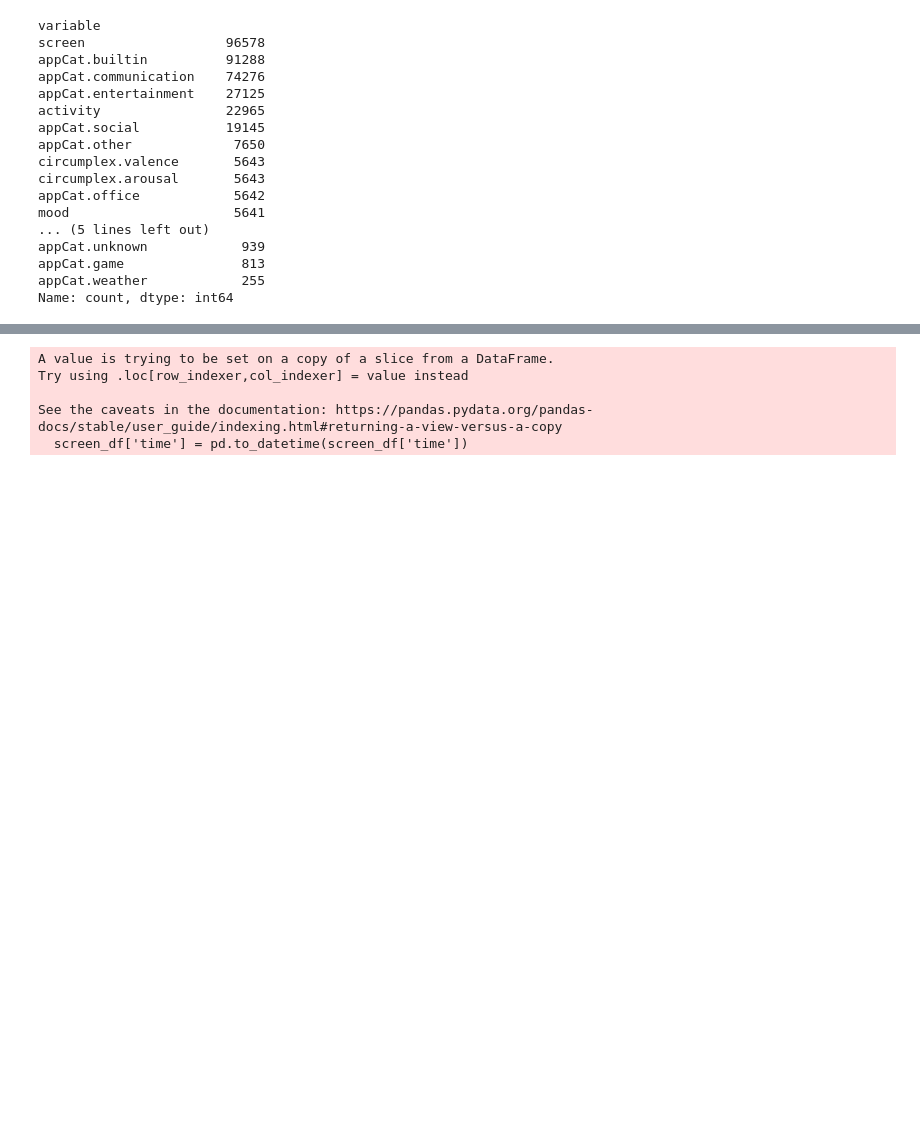
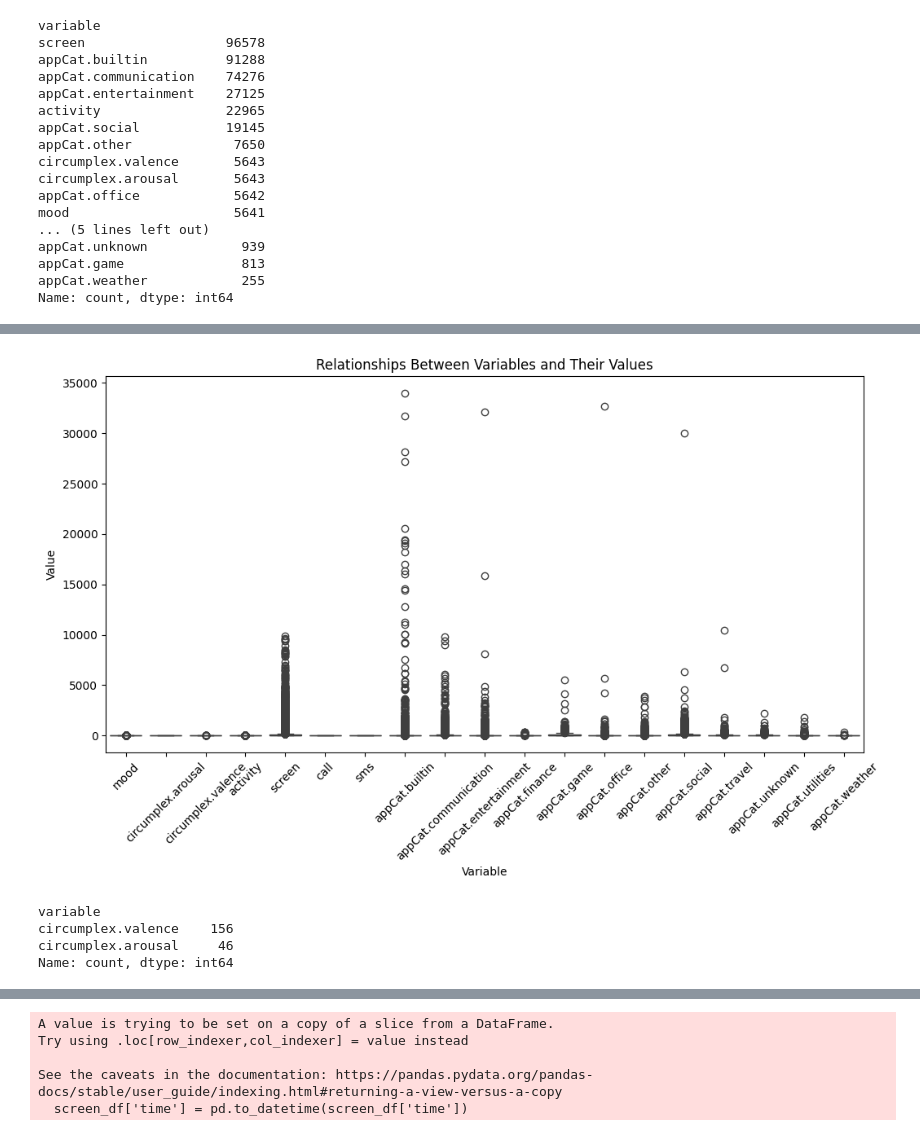
Before and after one commit to kuuroooo/data-mining, a Jupyter notebook: exploration.ipynb, the cells around one changed output, grey strips where cells are left out. Drawn from its saved outputs; the diff is of its cells as text; code cells hidden in the pictures; blank space fills up the shorter version.

```diff
--- a/exploration.ipynb
+++ b/exploration.ipynb
@@ -77,3 +70,24 @@ print(df_with_missing)
+# %%
+import seaborn as sns
+
+# Create a box plot to visualize the relationships between 'variable' and 'value'
+plt.figure(figsize=(12, 6))
+sns.boxplot(x='variable', y='value', data=df)
+plt.title('Relationships Between Variables and Their Values')
+plt.xlabel('Variable')
+plt.ylabel('Value')
+plt.xticks(rotation=45)
+plt.show()
+# %% [output]
+[figure, added]
+# %%
+missing_counts = df['variable'][df['value'].isnull()].value_counts()
+print(missing_counts)
+# %% [output]
+variable
+circumplex.valence    156
+circumplex.arousal     46
+Name: count, dtype: int64
 # %%
 #Mood Distrubution
 sns.histplot(df[df['variable'] == 'mood']['value'].astype(float), bins=10)
```
Also changed, not shown: parts of 17 cells of this notebook.
